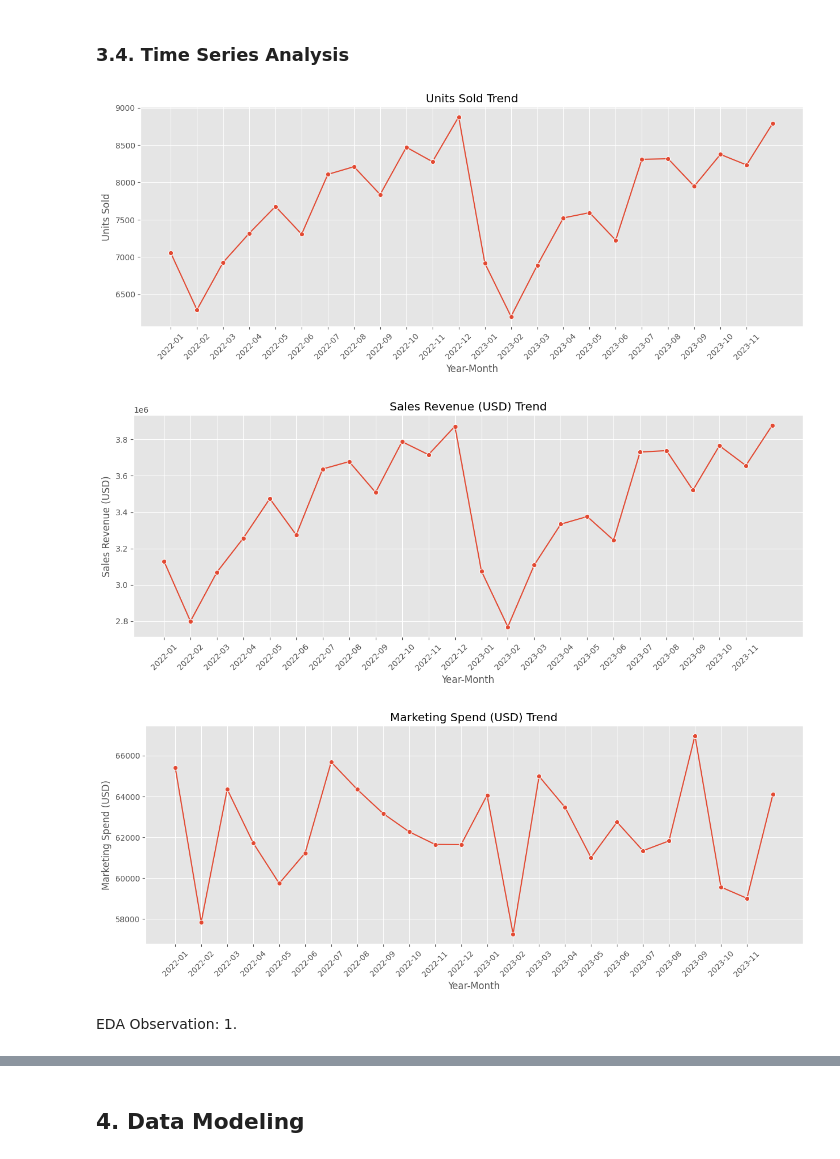
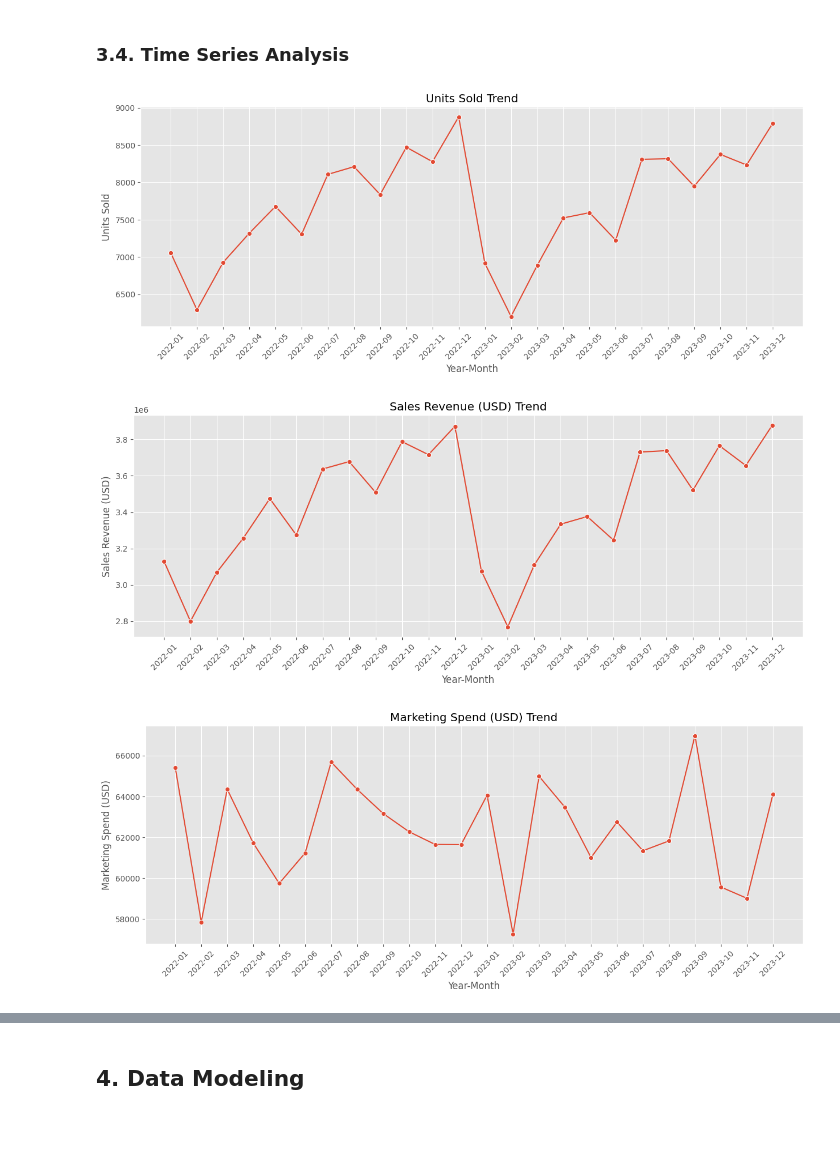
Before and after one commit to ltiongl/data-analytics-portfolio-projects, a Jupyter notebook: retail-sales/retail_sales.ipynb, the cells around one changed output, grey strips where cells are left out. Drawn from its saved outputs; the diff is of its cells as text; code cells hidden in the pictures; blank space fills up the shorter version.

```diff
--- a/retail-sales/retail_sales.ipynb
+++ b/retail-sales/retail_sales.ipynb
@@ -194,12 +191,0 @@ Count plot for `Day of the Week` is meaningless, so `Day of the Week` is exclude
-# %%
-for col in categorical_col:
-    plt.figure(figsize=(10, 5))
-    if col == 'Day of the Week':
-        continue
-    order = df[col].value_counts().index
-    sns.countplot(data=df, x=col, order=order)
-    plt.title(f'Count Plot of {col}')
-    plt.xlabel(col)
-    plt.ylabel('Count')
-    plt.tight_layout()
-    plt.show()
@@ -268,25 +251,20 @@ plt.show()
 # %%
 # Analysis by hour
 for col in numerical_col:
     plt.figure(figsize=(15, 5))
     df['Year-Month'] = df['Date'].dt.to_period('M')
     df_grouped = df.groupby('Year-Month')[col].sum().reset_index()
     df_grouped['Year-Month'] = df_grouped['Year-Month'].astype(str)
 
     # Exclude 2024 January because there is only one day data in that month
     df_grouped = df_grouped[:-1]
     sns.lineplot(data=df_grouped, x='Year-Month', y=col, marker='o')
     plt.title(f'{col} Trend')
     plt.xlabel('Year-Month')
     plt.ylabel(col)
-    plt.xticks(ticks=range(len(df_grouped['Year-Month']) - 1),  # Exclude last tick position
-           labels=df_grouped['Year-Month'][:-1],                # Exclude last label
-           rotation=45)
+    plt.xticks(rotation=45)
     plt.show()
 # %% [output]
-[figure, old version]
+[figure, new version]
-[figure, old version]
+[figure, new version]
-[figure, old version]
+[figure, new version]
-# %% [markdown]
-EDA Observation:
-1.
```
Also changed, not shown: parts of 6 cells of this notebook.
